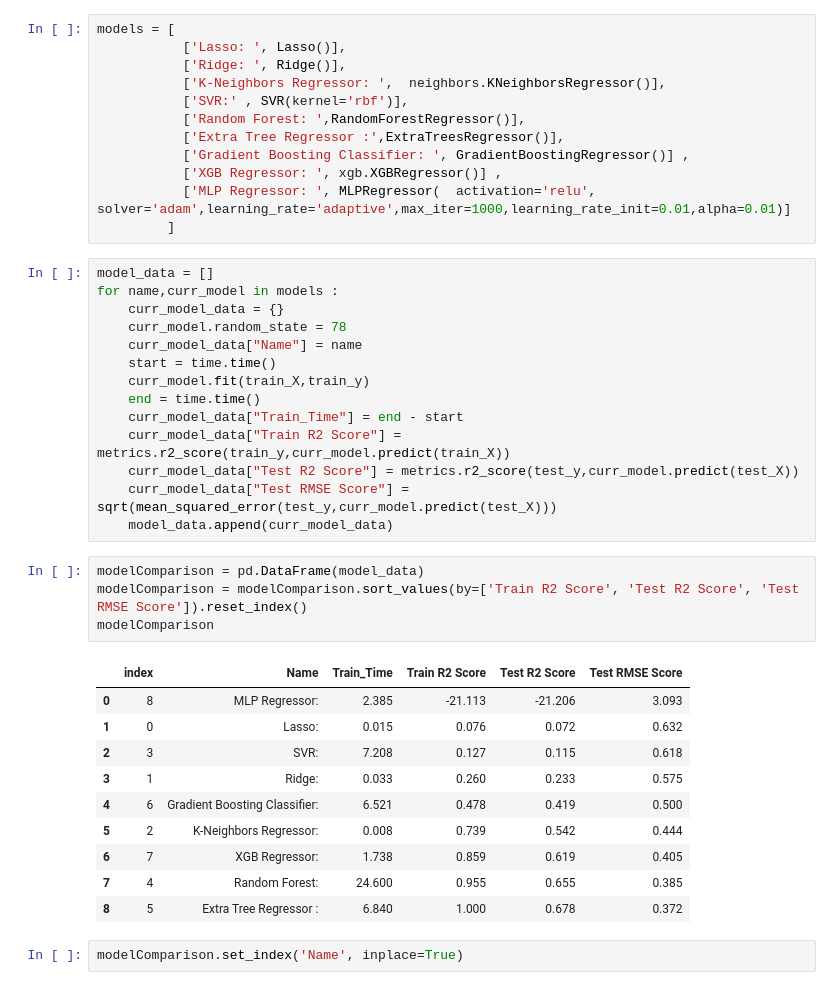
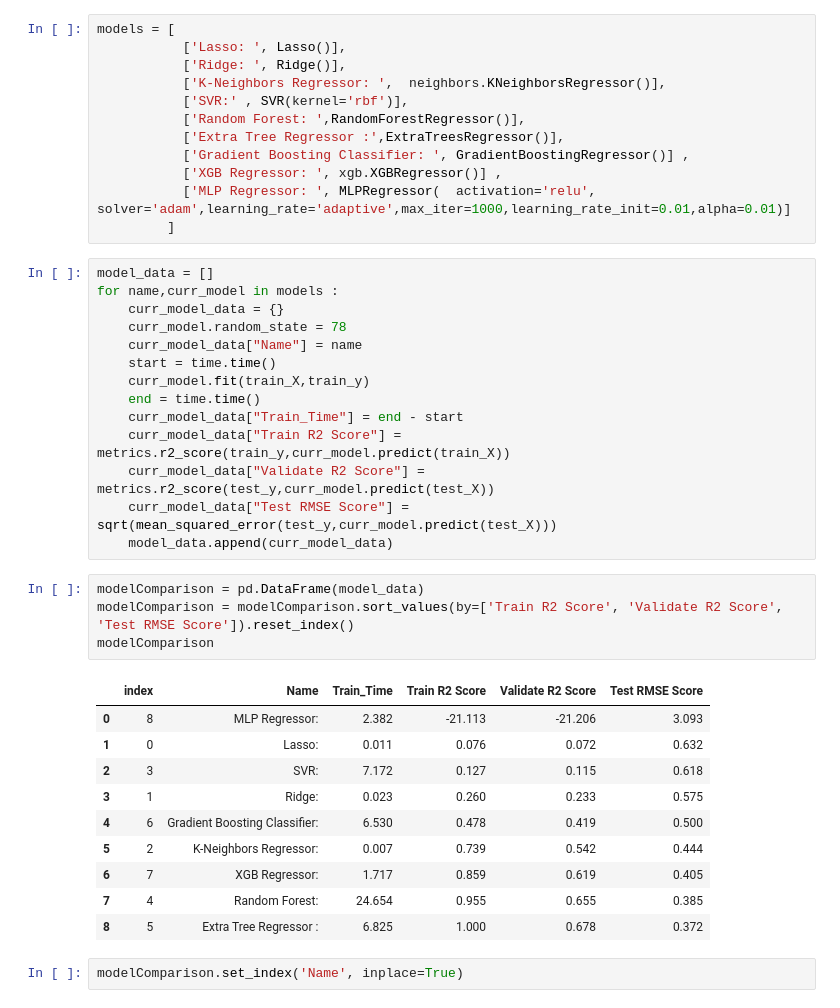
Before and after one commit to bhambrij-upwork/hackthon-june-2023, a Jupyter notebook: fs-household-energy-optimization-prediction.ipynb, the cells around one changed output. Cells and saved outputs as stored; diff of their text form.

```diff
--- a/fs-household-energy-optimization-prediction.ipynb
+++ b/fs-household-energy-optimization-prediction.ipynb
@@ -658,24 +658,24 @@ for name,curr_model in models :
     end = time.time()
     curr_model_data["Train_Time"] = end - start
     curr_model_data["Train R2 Score"] = metrics.r2_score(train_y,curr_model.predict(train_X))
-    curr_model_data["Test R2 Score"] = metrics.r2_score(test_y,curr_model.predict(test_X))
+    curr_model_data["Validate R2 Score"] = metrics.r2_score(test_y,curr_model.predict(test_X))
     curr_model_data["Test RMSE Score"] = sqrt(mean_squared_error(test_y,curr_model.predict(test_X)))
     model_data.append(curr_model_data)
 # %%
 modelComparison = pd.DataFrame(model_data)
-modelComparison = modelComparison.sort_values(by=['Train R2 Score', 'Test R2 Score', 'Test RMSE Score']).reset_index()
+modelComparison = modelComparison.sort_values(by=['Train R2 Score', 'Validate R2 Score', 'Test RMSE Score']).reset_index()
 modelComparison
 # %% [output]
-|  | index | Name | Train_Time | Train R2 Score | Test R2 Score | Test RMSE Score |
-| 0 | 8 | MLP Regressor: | 2.385 | -21.113 | -21.206 | 3.093 |
-| 1 | 0 | Lasso: | 0.015 | 0.076 | 0.072 | 0.632 |
-| 2 | 3 | SVR: | 7.208 | 0.127 | 0.115 | 0.618 |
-| 3 | 1 | Ridge: | 0.033 | 0.260 | 0.233 | 0.575 |
-| 4 | 6 | Gradient Boosting Classifier: | 6.521 | 0.478 | 0.419 | 0.500 |
-| 5 | 2 | K-Neighbors Regressor: | 0.008 | 0.739 | 0.542 | 0.444 |
-| 6 | 7 | XGB Regressor: | 1.738 | 0.859 | 0.619 | 0.405 |
-| 7 | 4 | Random Forest: | 24.600 | 0.955 | 0.655 | 0.385 |
-| 8 | 5 | Extra Tree Regressor : | 6.840 | 1.000 | 0.678 | 0.372 |
+|  | index | Name | Train_Time | Train R2 Score | Validate R2 Score | Test RMSE Score |
+| 0 | 8 | MLP Regressor: | 2.382 | -21.113 | -21.206 | 3.093 |
+| 1 | 0 | Lasso: | 0.011 | 0.076 | 0.072 | 0.632 |
+| 2 | 3 | SVR: | 7.172 | 0.127 | 0.115 | 0.618 |
+| 3 | 1 | Ridge: | 0.023 | 0.260 | 0.233 | 0.575 |
+| 4 | 6 | Gradient Boosting Classifier: | 6.530 | 0.478 | 0.419 | 0.500 |
+| 5 | 2 | K-Neighbors Regressor: | 0.007 | 0.739 | 0.542 | 0.444 |
+| 6 | 7 | XGB Regressor: | 1.717 | 0.859 | 0.619 | 0.405 |
+| 7 | 4 | Random Forest: | 24.654 | 0.955 | 0.655 | 0.385 |
+| 8 | 5 | Extra Tree Regressor : | 6.825 | 1.000 | 0.678 | 0.372 |
 # %%
 modelComparison.set_index('Name', inplace=True)
 # %%
```
Also changed, not shown: parts of 1 cell of this notebook.
